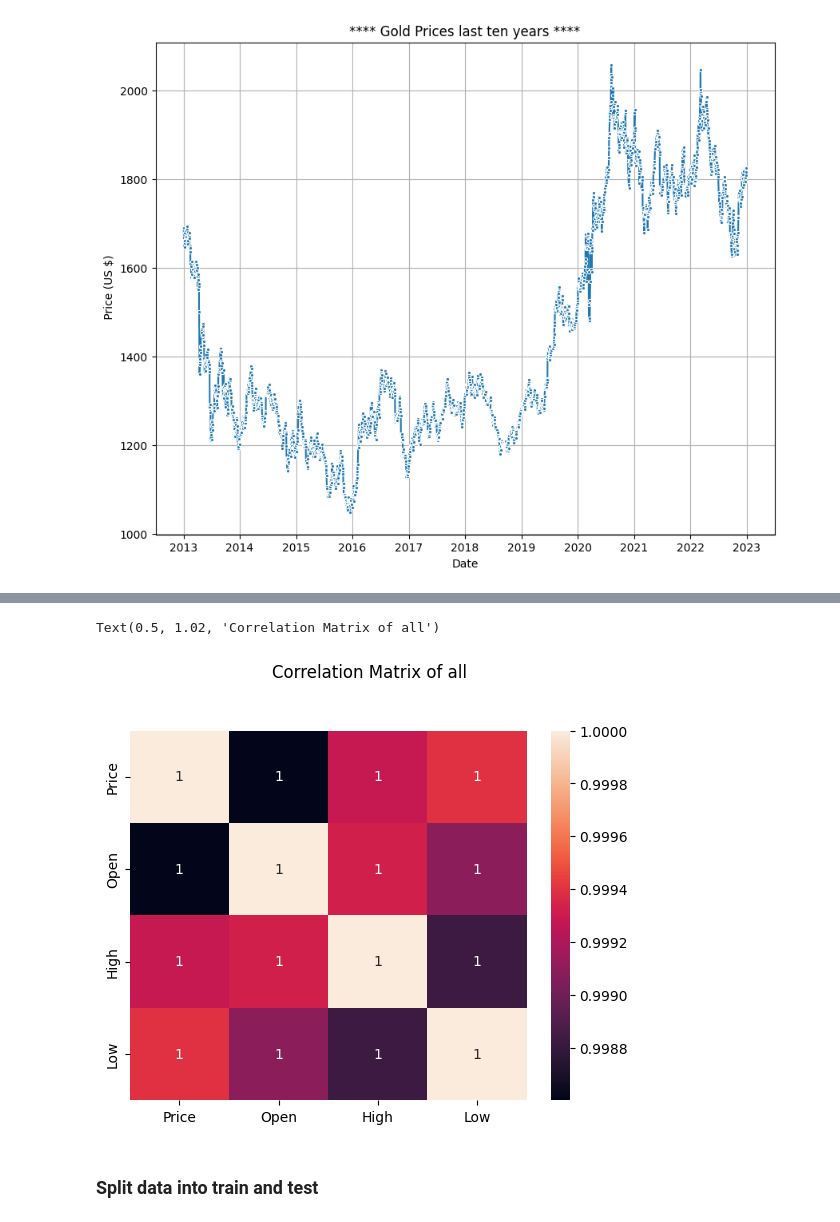
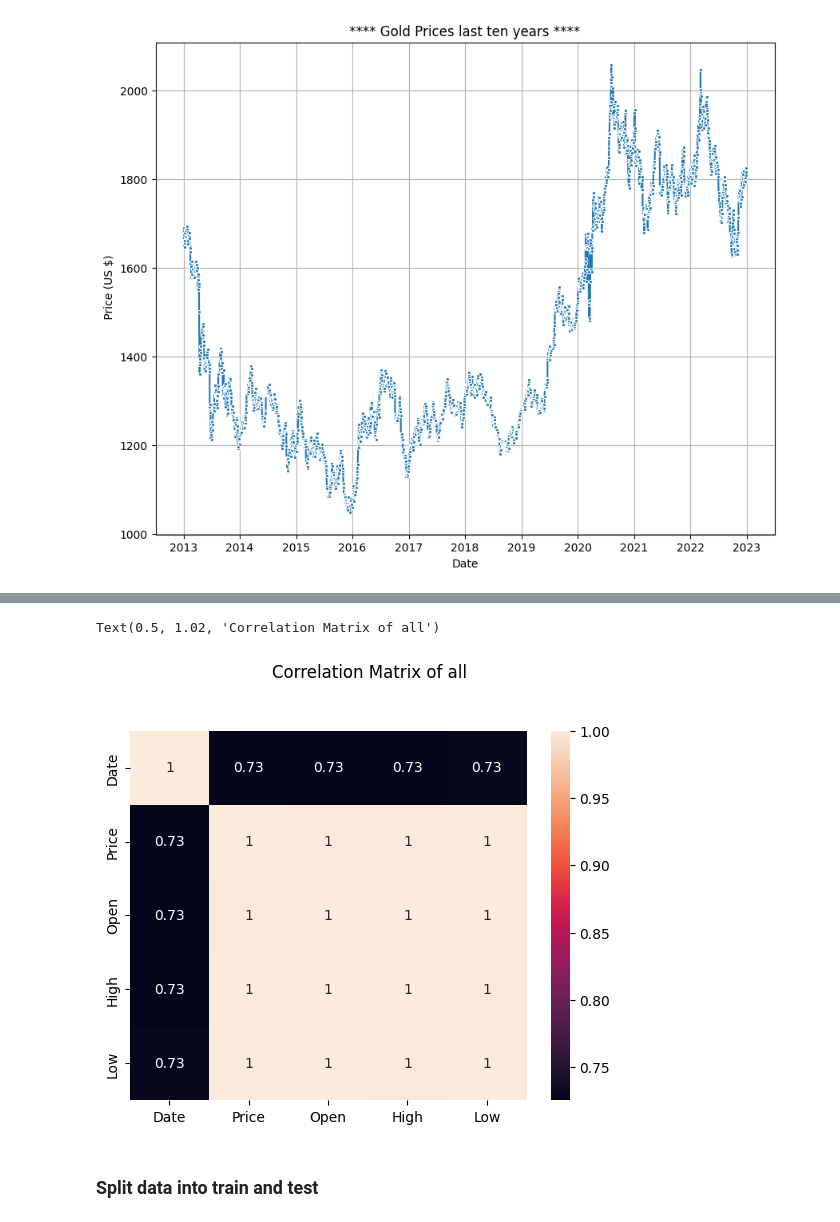
Before and after one commit to Ivanov12op/GoldPricePrediction, a Jupyter notebook: Prediction_gold_price.ipynb, the cells around one changed output, grey strips where cells are left out. Saved outputs shown, nothing was run; the diff lists cells and outputs as text; code cells hidden in the pictures.

```diff
--- a/Prediction_gold_price.ipynb
+++ b/Prediction_gold_price.ipynb
@@ -145,10 +160,10 @@ plt.show()
 # %%
 
-sns.heatmap(df.corr(numeric_only=True), annot=True)
+sns.heatmap(df.corr(), annot=True)
 plt.suptitle('Correlation Matrix of all', y=1.02)
 # %% [output]
 Text(0.5, 1.02, 'Correlation Matrix of all')
-[figure, old version]
+[figure, new version]
 # %%
 #df = df.set_index('Date')
 #corr = df.corr()
```
Also changed, not shown: parts of 18 cells of this notebook.
